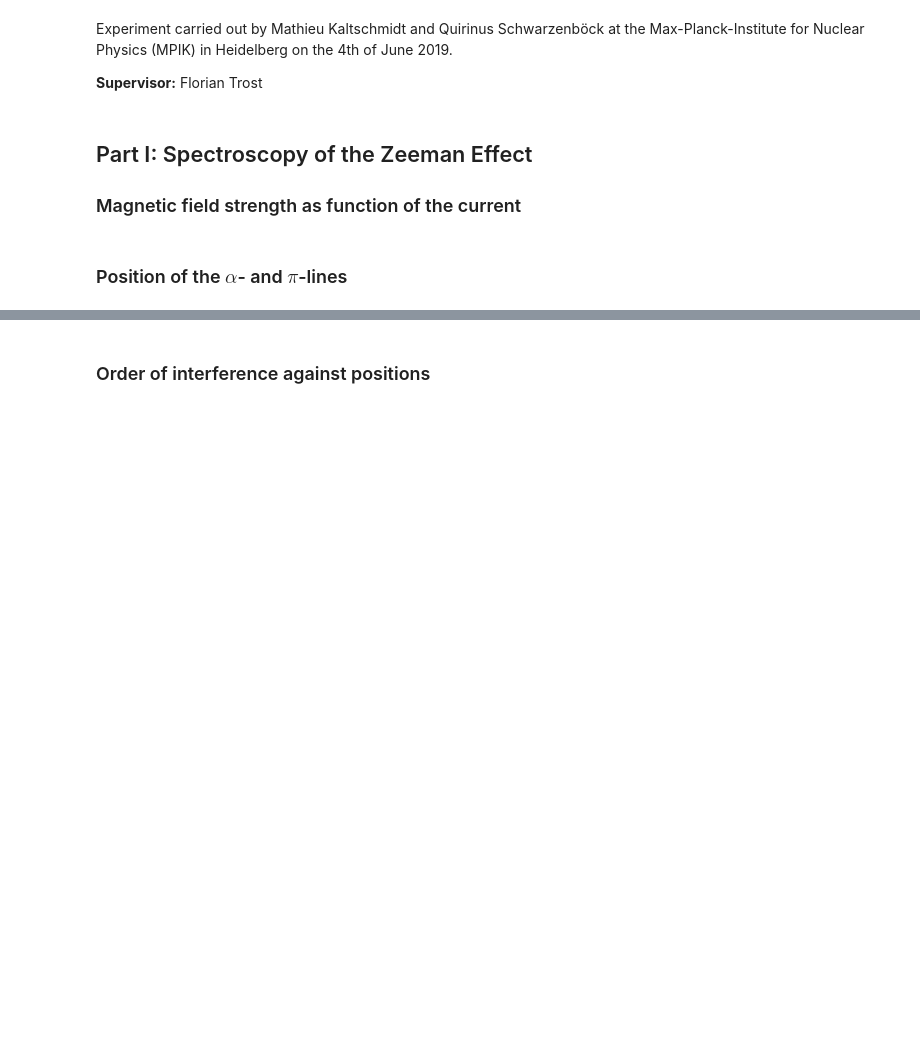
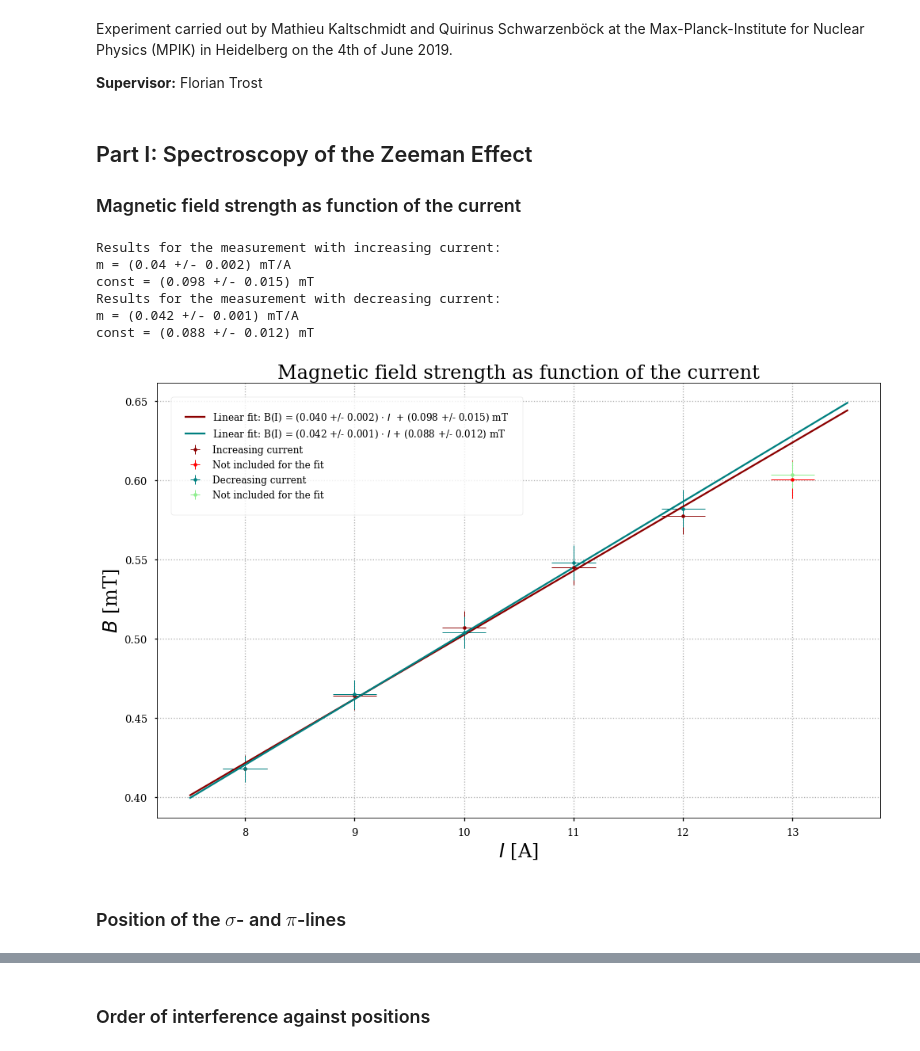
Before and after one commit to mathieukaltschmidt/FP-physics-lab-course, a Jupyter notebook: F44 Zeeman effect/Python /F44_Zeeman.ipynb, the cells around one changed output, grey strips where cells are left out. Cells and saved outputs as stored; diff of their text form; code cells hidden in the pictures; blank space fills up the shorter version.

```diff
--- a/F44 Zeeman effect/Python /F44_Zeeman.ipynb
+++ b/F44 Zeeman effect/Python /F44_Zeeman.ipynb
@@ -24,5 +28,5 @@ plt.rcParams['errorbar.capsize']=2
 ### Magnetic field strength as function of the current
 # %%
 #Define the linear fit function
-def linear(I,m,const):
-    return m*I + const
+def Linear(x, m, const):
+    return m*x + const
@@ -40,2 +53,51 @@ def linear(I,m,const):
+# %%
+#Perform fit
+Irange = np.linspace(7.5, 13.5, 2)
+
+#Increasing current
+popt_up, pcov_up = curve_fit(Linear, I[:-1], B_up_mean[:-1], sigma= dB_up_mean_syst[:-1])
+print("Results for the measurement with increasing current:")
+print("m = (" + str(round(popt_up[0],3)) + " +/- " + str(round(np.sqrt(np.diag(pcov_up)[0]),3)) + ") mT/A")
+print("const = (" + str(round(popt_up[1],3)) + " +/- " + str(round(np.sqrt(np.diag(pcov_up)[1]),3)) + ") mT")
+
+
+#Decreasing current
+popt_down, pcov_down = curve_fit(Linear, I[:-1], B_down_mean[:-1], sigma= dB_down_mean_syst[:-1])
+print("Results for the measurement with decreasing current:")
+print("m = (" + str(round(popt_down[0],3)) + " +/- " + str(round(np.sqrt(np.diag(pcov_down)[0]),3)) + ") mT/A")
+print("const = (" + str(round(popt_down[1],3)) + " +/- " + str(round(np.sqrt(np.diag(pcov_down)[1]),3)) + ") mT")
+# %% [output]
+Results for the measurement with increasing current:
+m = (0.04 +/- 0.002) mT/A
+const = (0.098 +/- 0.015) mT
+Results for the measurement with decreasing current:
+m = (0.042 +/- 0.001) mT/A
+const = (0.088 +/- 0.012) mT
+# %%
+#Plot the result
+
+plt.errorbar(I[:-1], B_up_mean[:-1], xerr = dI*np.ones(len(B_up_mean)-1), yerr = dB_up_mean_syst[:-1], linewidth=1, linestyle='', marker='.', color='darkred', label='Increasing current' )
+plt.errorbar(I[-1], B_up_mean[-1], xerr = dI*np.ones(1), yerr = dB_up_mean_syst[-1], linewidth=1, linestyle='', marker='.', color='red', label='Not included for the fit' )
+plt.plot(Irange, Linear(Irange, *popt_up), color='darkred', label=r'Linear fit: B(I) = (0.040 +/- 0.002) $\cdot \ I$  + (0.098 +/- 0.015) mT')
+
+plt.errorbar(I[:-1], B_down_mean[:-1], xerr = dI*np.ones(len(B_down_mean)-1), yerr = dB_down_mean_syst[:-1], linewidth=1, linestyle='', marker='.', color='teal', label='Decreasing current' )
+plt.errorbar(I[-1], B_down_mean[-1], xerr = dI*np.ones(1), yerr = dB_down_mean_syst[:1], linewidth=1, linestyle='', marker='.', color='lightgreen', label='Not included for the fit' )
+plt.plot(Irange, Linear(Irange, *popt_down), color='teal', label=r'Linear fit: B(I) = (0.042 +/- 0.001) $\cdot \ I$ + (0.088 +/- 0.012) mT')
+
+
+plt.title("Magnetic field strength as function of the current", size = 24)
+plt.xlabel(r'$I$ [A]', size=24)
+plt.ylabel(r'$B$ [mT]', size=24)
+
+plt.legend(frameon=True, fontsize='large', borderpad=1.5, borderaxespad=1.5,loc='best')
+plt.grid(ls='dotted')
+
+
+
+#Saving figure
+plt.tight_layout()
+plt.savefig('Plots/MagneticField.pdf', format='PDF')
+# %% [output]
+[figure, added]
 # %% [markdown]
-### Position of the $\alpha$- and $\pi$-lines
+### Position of the $\sigma$- and $\pi$-lines
```
Also changed, not shown: parts of 42 cells of this notebook, 56 other files.
